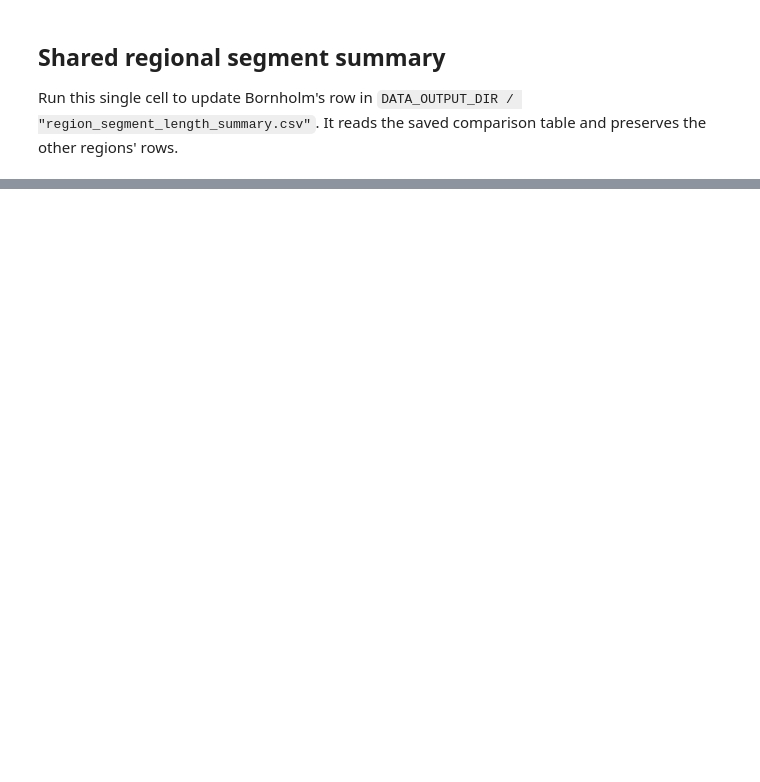
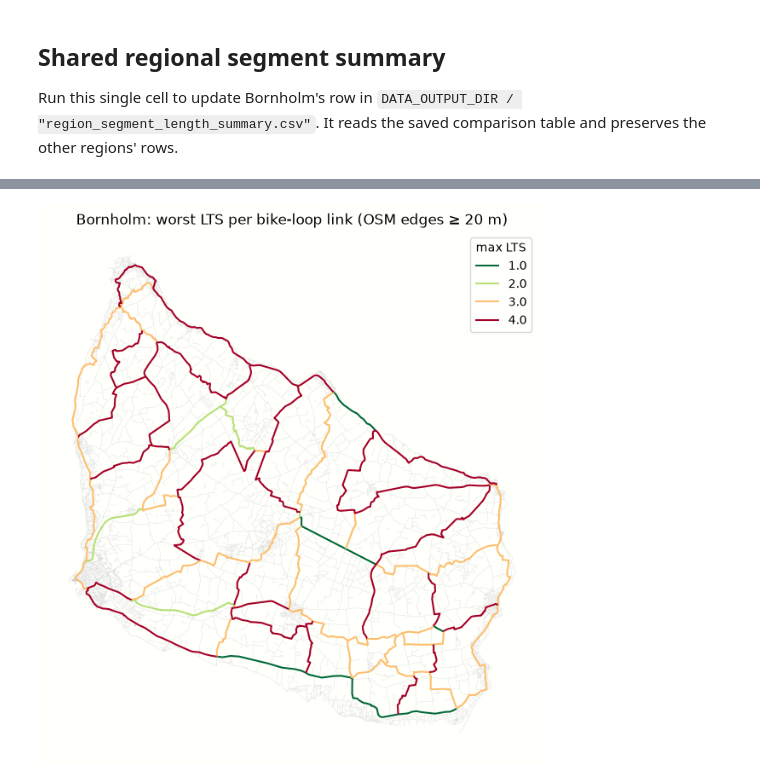
Before and after one commit to AstridArh/bike_safety, a Jupyter notebook: combine/combine_bornholm.ipynb, the cells around one changed output, grey strips where cells are left out. Drawn from its saved outputs; the diff is of its cells as text; code cells hidden in the pictures; blank space fills up the shorter version.

Commit message:
Edge length threshold exploration added to all combine notebooks and regions

```diff
--- a/combine/combine_bornholm.ipynb
+++ b/combine/combine_bornholm.ipynb
@@ -11,6 +11,7 @@ Environment: the unchanged spatial-index loop needs a GeoPandas version supporti
 from pathlib import Path
 import geopandas as gpd
 import matplotlib.pyplot as plt
+from matplotlib.lines import Line2D
 import numpy as np
 import pandas as pd
 import shapely
@@ -35,6 +36,9 @@ TOLERANCE_M = 10           # max distance between a bike-loop link and an OSM ed
 SEGMENT_LENGTH_M_LIST = ["include all segments", 0.1, 0.5, 1, 2, 5, 10, 15, 20, 50, 100, 200]
 SEGMENT_LENGTH_M = 1      # preview and segment-map spacing, in metres
 
+LENGTH_THRESHOLD_LIST = [0, 1, 2, 5, 10, 15, 20, 50]  # minimum length of a LTS edge to be included in the analysis (in meters)
+LENGTH_THRESHOLD = 20       # minimum length of a LTS edge to be included in the analysis (in meters)
+
 SHOW_INTERACTIVE_MAP = True  # display the selected result interactively
 
 # Columns needed from the dk_bicycle_network edges
@@ -587,0 +773,9 @@ with plt.rc_context({"font.size": 10, "axes.titlesize": 13, "axes.labelsize": 10
+# %%
+bike_loops_lts_thr, dk_edges_thr = lts_to_links_threshold(
+    bike_loops_edges,
+    dk_edges,
+    length_threshold=LENGTH_THRESHOLD,
+)
+
+display(bike_loops_lts_thr[["edge_id", "mm_len", "max_lts", "coverage_pct", "lts1_pct", "lts2_pct", "lts3_pct", "lts4_pct"]].describe().round(1))
+display(bike_loops_lts_thr["max_lts"].value_counts(dropna=False).sort_index().to_frame("links"))
@@ -587,0 +800,21 @@ with plt.rc_context({"font.size": 10, "axes.titlesize": 13, "axes.labelsize": 10
+# %%
+fig, ax = plt.subplots(figsize=(8, 8), facecolor="#fffffb")
+
+dk_edges_thr.plot(ax=ax, color="#c8cdd2", linewidth=0.3, alpha=0.6, zorder=1)
+bike_loops_lts_thr.plot(
+    ax=ax,
+    column="max_lts",
+    categorical=True,
+    cmap="RdYlGn_r",
+    linewidth=1.5,
+    legend=True,
+    legend_kwds={"title": "max LTS"},
+    missing_kwds={"color": "black", "label": "no match"},
+    zorder=2,
+)
+ax.set_title(f"{SAMPLE.title()}: worst LTS per bike-loop link (OSM edges ≥ {LENGTH_THRESHOLD} m)")
+ax.set_axis_off()
+fig.savefig(PLOTS_DIR / f"{SAMPLE}_max_lts_min{LENGTH_THRESHOLD}m.png", dpi=300, bbox_inches="tight")
+plt.show()
+# %% [output]
+[figure, added]
```
Also changed, not shown: parts of 28 cells of this notebook, 6 other files.
